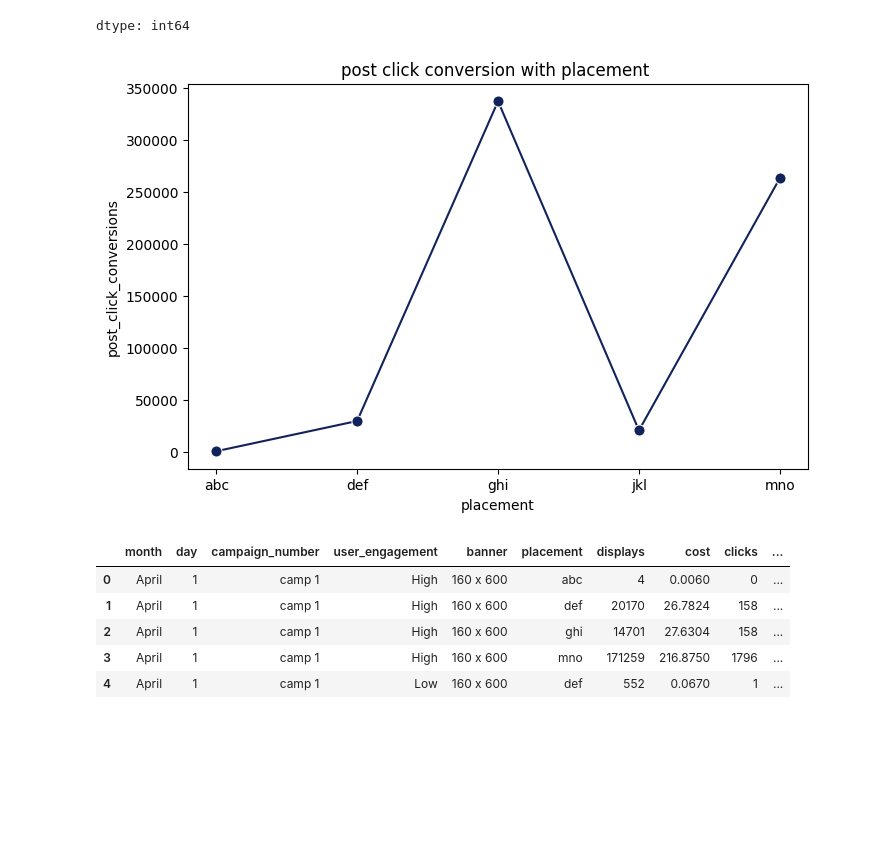
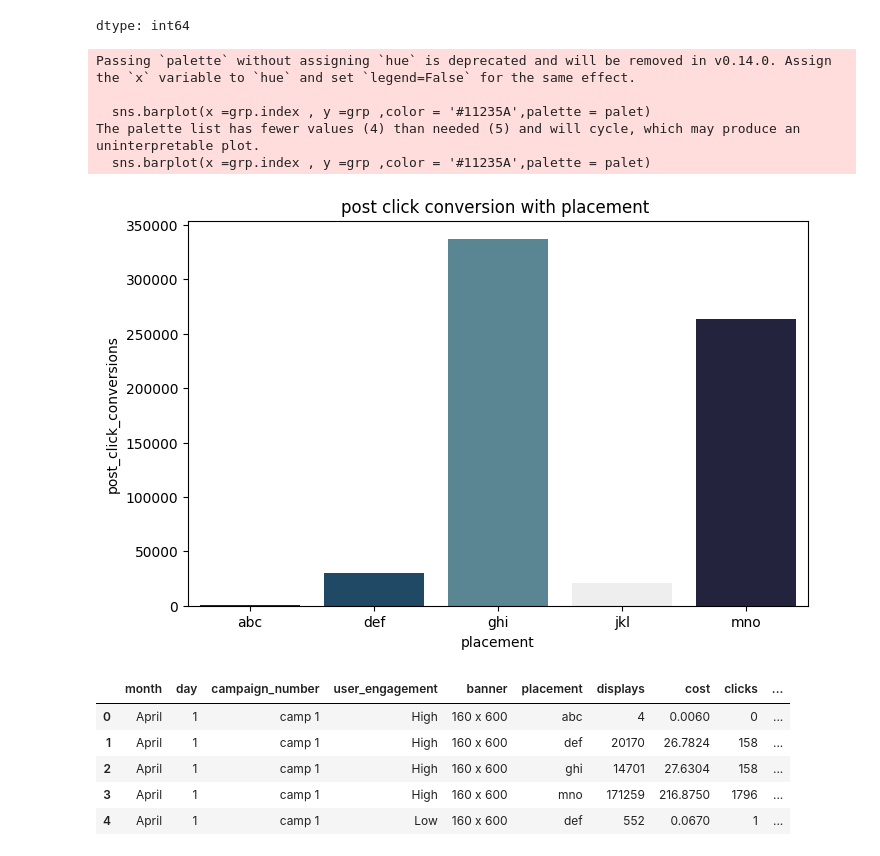
Before and after one commit to SuyashPatil-max/Finlatics, a Jupyter notebook: Marketing.ipynb, the cells around one changed output. Cells and saved outputs as stored; diff of their text form; code cells hidden in the pictures; blank space fills up the shorter version.

```diff
--- a/Marketing.ipynb
+++ b/Marketing.ipynb
@@ -333,3 +333,7 @@ plt.tight_layout()
 plt.show()
 # %% [output]
 [figure]
+# %%
+df['CVR'] = np.where(df['clicks'] > 0 , df['post_click_conversions'] / df['clicks'] , 0)
+df['ROAS'] = df['post_click_sales_amount'] / df['cost']
+df.head()
@@ -372,12 +510,17 @@ grp
 dtype: int64
 # %%
 plt.figure(figsize =(8,5))
-sns.lineplot(x =grp.index , y =grp ,color = '#11235A', marker='o',markersize=8)
+sns.barplot(x =grp.index , y =grp ,color = '#11235A',palette = palet)
 plt.ticklabel_format(style ='plain' , axis ='y')
 plt.title('post click conversion with placement ')
 plt.show()
 # %% [output]
+Passing `palette` without assigning `hue` is deprecated and will be removed in v0.14.0. Assign the `x` variable to `hue` and set `legend=False` for the same effect.
+
+  sns.barplot(x =grp.index , y =grp ,color = '#11235A',palette = palet)
+The palette list has fewer values (4) than needed (5) and will cycle, which may produce an uninterpretable plot.
+  sns.barplot(x =grp.index , y =grp ,color = '#11235A',palette = palet)
-[figure, old version]
+[figure, new version]
 # %%
 df.head()
 # %% [output]
```
Also changed, not shown: parts of 14 cells of this notebook.
